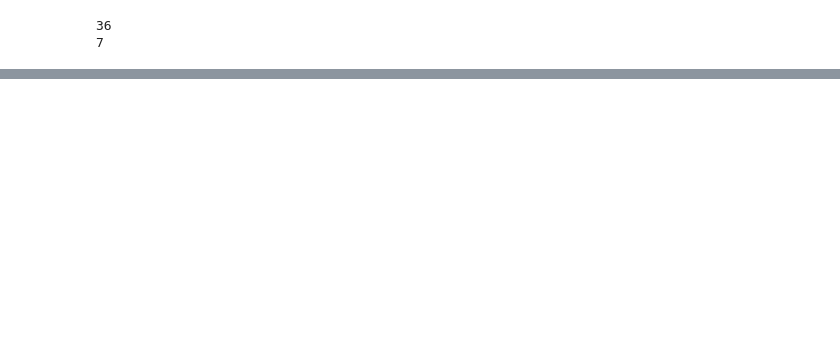
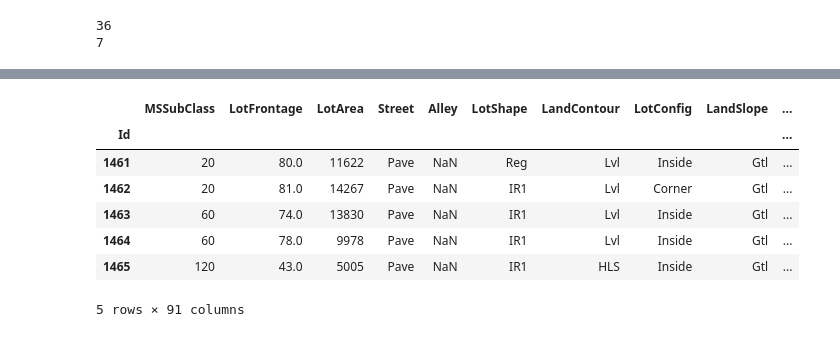
Before and after one commit to MadhurAggarwal/Kaggle, a Jupyter notebook: Housing_Prices/pipeline-attempt.ipynb, the cells around one changed output, grey strips where cells are left out. Cells and saved outputs as stored; diff of their text form; code cells hidden in the pictures; blank space fills up the shorter version.

```diff
--- a/Housing_Prices/pipeline-attempt.ipynb
+++ b/Housing_Prices/pipeline-attempt.ipynb
@@ -106,7 +111,7 @@ print(len(bad_obj_cols))
 # %%
 #drop bad_obj_cols from both
 X_train = train_input.drop(bad_obj_cols,axis=1)
-X_valid = test_input.drop(bad_obj_cols,axis=1)
+X_test = test_input.drop(bad_obj_cols,axis=1)
 # %%
 len(X_train.columns)
 # %% [output]
@@ -116,7 +121,7 @@ len(X_train.columns)
 for col in X_train.columns:
     if(X_train[col].isnull().any()):
         X_train[col+'_missing']=X_train[col].isnull()
-        X_valid[col+'_missing']=X_valid[col].isnull()
+        X_test[col+'_missing']=X_test[col].isnull()
 # %%
 len(X_train.columns)
 # %% [output]
@@ -124,3 +129,14 @@ len(X_train.columns)
+# %%
+X_test.head()
+# %% [output]
+|  | MSSubClass | LotFrontage | LotArea | Street | Alley | LotShape | LandContour | LotConfig | LandSlope | ... |
+| Id |  |  |  |  |  |  |  |  |  | ... |
+| 1461 | 20 | 80.0 | 11622 | Pave | NaN | Reg | Lvl | Inside | Gtl | ... |
+| 1462 | 20 | 81.0 | 14267 | Pave | NaN | IR1 | Lvl | Corner | Gtl | ... |
+| 1463 | 60 | 74.0 | 13830 | Pave | NaN | IR1 | Lvl | Inside | Gtl | ... |
+| 1464 | 60 | 78.0 | 9978 | Pave | NaN | IR1 | Lvl | Inside | Gtl | ... |
+| 1465 | 120 | 43.0 | 5005 | Pave | NaN | IR1 | HLS | Inside | Gtl | ... |
+5 rows × 91 columns
 # %%
 #get columns
 categorical_cols = [col for col in X_train.columns if X_train[col].dtype == 'object']
```
Also changed, not shown: parts of 11 cells of this notebook.
